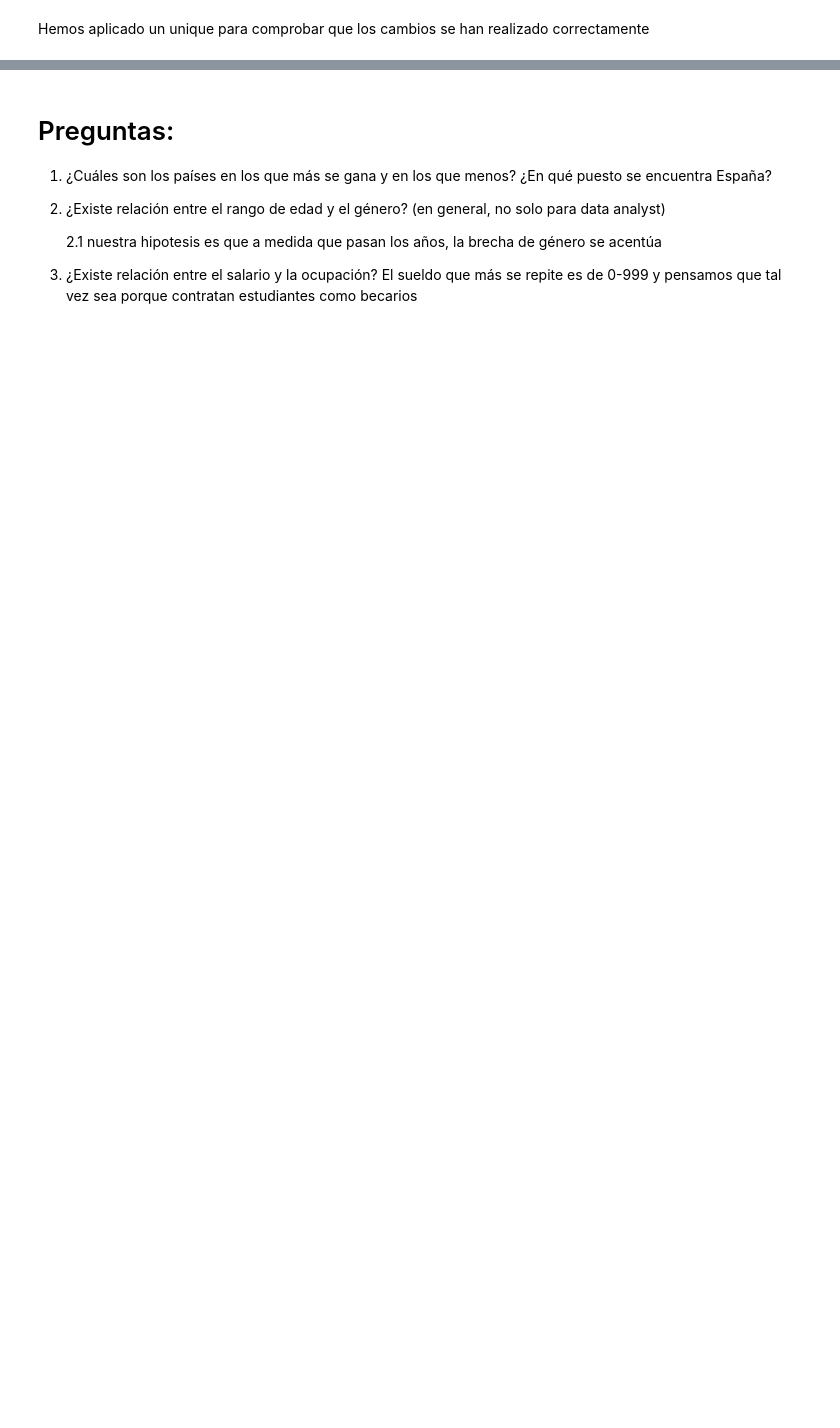
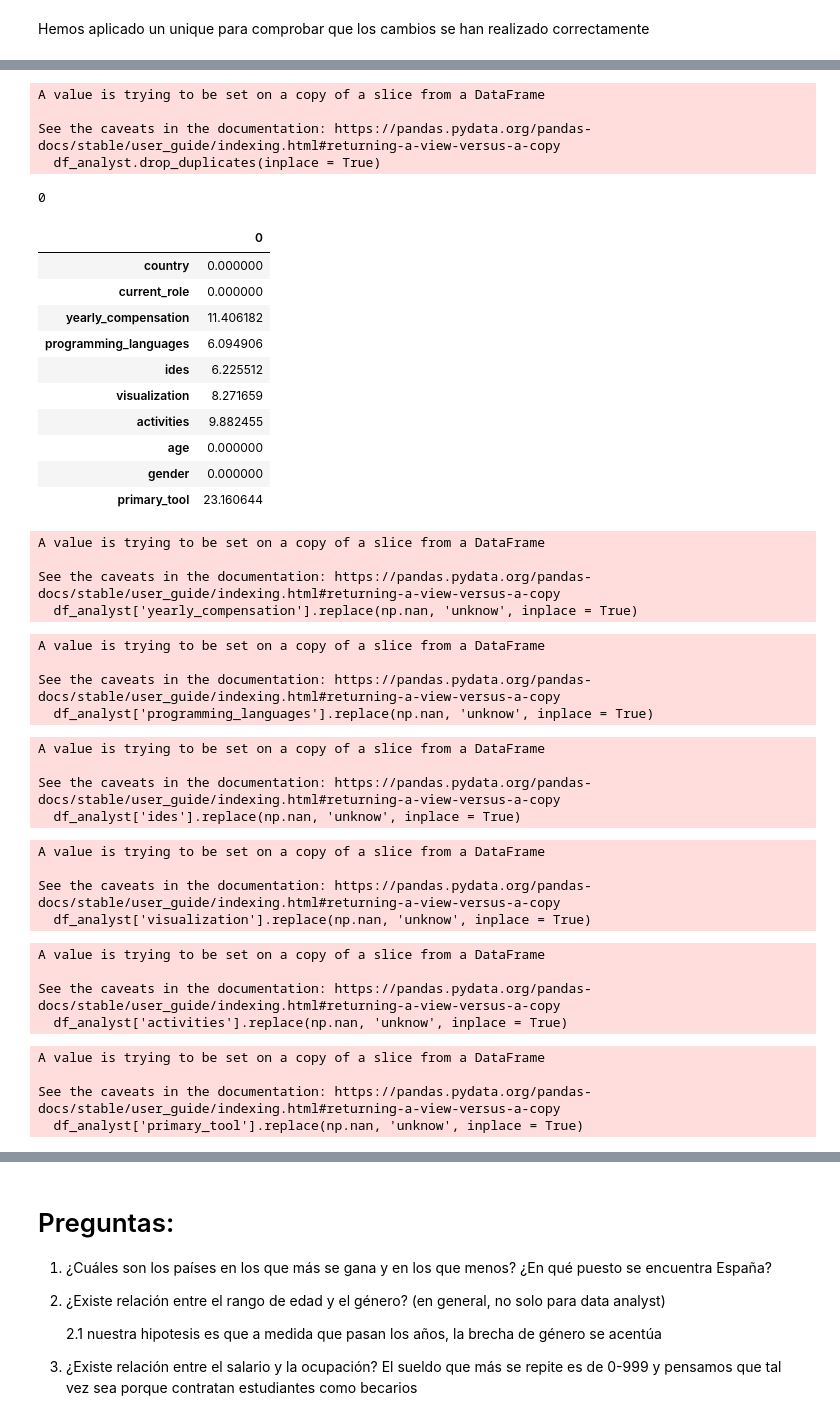
Before and after one commit to LourdesBoj/promoE_modulo2_proyecto_equipo3_AndreaIreneLourdesVictoria, a Jupyter notebook: Jupyter/exploracion_limpieza.ipynb, the cells around one changed output, grey strips where cells are left out. Saved outputs shown, nothing was run; the diff lists cells and outputs as text; code cells hidden in the pictures; blank space fills up the shorter version.

```diff
--- a/Jupyter/exploracion_limpieza.ipynb
+++ b/Jupyter/exploracion_limpieza.ipynb
@@ -481,0 +503,69 @@ Hemos aplicado un unique para comprobar que los cambios se han realizado correct
+# %%
+#Eliminamos los valores duplicados
+df_analyst.drop_duplicates(inplace = True)
+# %% [output]
+A value is trying to be set on a copy of a slice from a DataFrame
+
+See the caveats in the documentation: https://pandas.pydata.org/pandas-docs/stable/user_guide/indexing.html#returning-a-view-versus-a-copy
+  df_analyst.drop_duplicates(inplace = True)
+# %%
+df_analyst.duplicated().sum()
+# %% [output]
+0
+# %%
+#Buscamos los valores nulos
+pd.DataFrame((df_analyst.isnull().sum() * 100) / df_analyst.shape[0])
+# %% [output]
+|  | 0 |
+| country | 0.000000 |
+| current_role | 0.000000 |
+| yearly_compensation | 11.406182 |
+| programming_languages | 6.094906 |
+| ides | 6.225512 |
+| visualization | 8.271659 |
+| activities | 9.882455 |
+| age | 0.000000 |
+| gender | 0.000000 |
+| primary_tool | 23.160644 |
+# %%
+df_analyst['yearly_compensation'].replace(np.nan, 'unknow', inplace = True)
+# %% [output]
+A value is trying to be set on a copy of a slice from a DataFrame
+
+See the caveats in the documentation: https://pandas.pydata.org/pandas-docs/stable/user_guide/indexing.html#returning-a-view-versus-a-copy
+  df_analyst['yearly_compensation'].replace(np.nan, 'unknow', inplace = True)
+# %%
+df_analyst['programming_languages'].replace(np.nan, 'unknow', inplace = True)
+# %% [output]
+A value is trying to be set on a copy of a slice from a DataFrame
+
+See the caveats in the documentation: https://pandas.pydata.org/pandas-docs/stable/user_guide/indexing.html#returning-a-view-versus-a-copy
+  df_analyst['programming_languages'].replace(np.nan, 'unknow', inplace = True)
+# %%
+df_analyst['ides'].replace(np.nan, 'unknow', inplace = True)
+# %% [output]
+A value is trying to be set on a copy of a slice from a DataFrame
+
+See the caveats in the documentation: https://pandas.pydata.org/pandas-docs/stable/user_guide/indexing.html#returning-a-view-versus-a-copy
+  df_analyst['ides'].replace(np.nan, 'unknow', inplace = True)
+# %%
+df_analyst['visualization'].replace(np.nan, 'unknow', inplace = True)
+# %% [output]
+A value is trying to be set on a copy of a slice from a DataFrame
+
+See the caveats in the documentation: https://pandas.pydata.org/pandas-docs/stable/user_guide/indexing.html#returning-a-view-versus-a-copy
+  df_analyst['visualization'].replace(np.nan, 'unknow', inplace = True)
+# %%
+df_analyst['activities'].replace(np.nan, 'unknow', inplace = True)
+# %% [output]
+A value is trying to be set on a copy of a slice from a DataFrame
+
+See the caveats in the documentation: https://pandas.pydata.org/pandas-docs/stable/user_guide/indexing.html#returning-a-view-versus-a-copy
+  df_analyst['activities'].replace(np.nan, 'unknow', inplace = True)
+# %%
+df_analyst['primary_tool'].replace(np.nan, 'unknow', inplace = True)
+# %% [output]
+A value is trying to be set on a copy of a slice from a DataFrame
+
+See the caveats in the documentation: https://pandas.pydata.org/pandas-docs/stable/user_guide/indexing.html#returning-a-view-versus-a-copy
+  df_analyst['primary_tool'].replace(np.nan, 'unknow', inplace = True)
```
Also changed, not shown: parts of 10 cells of this notebook.
